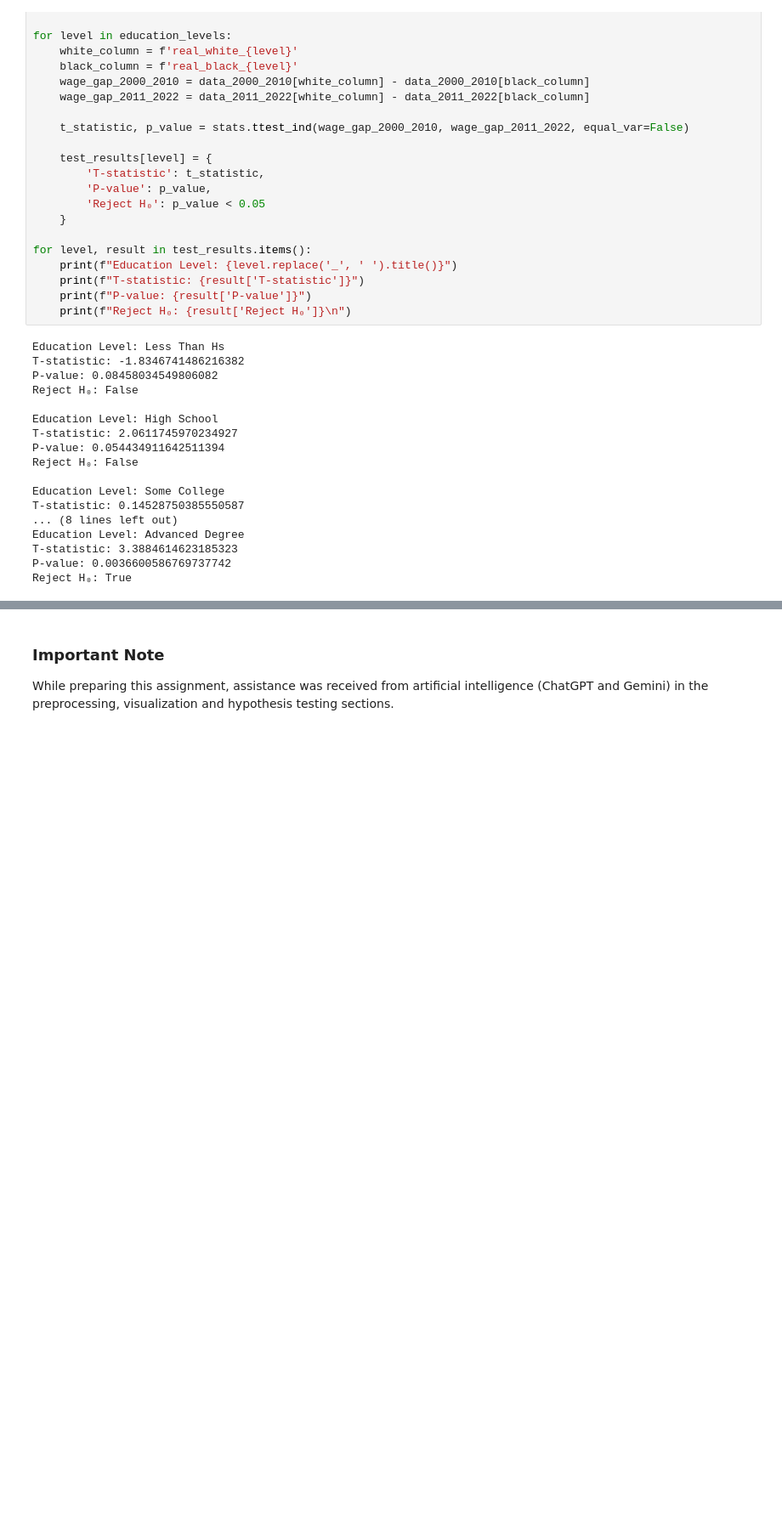
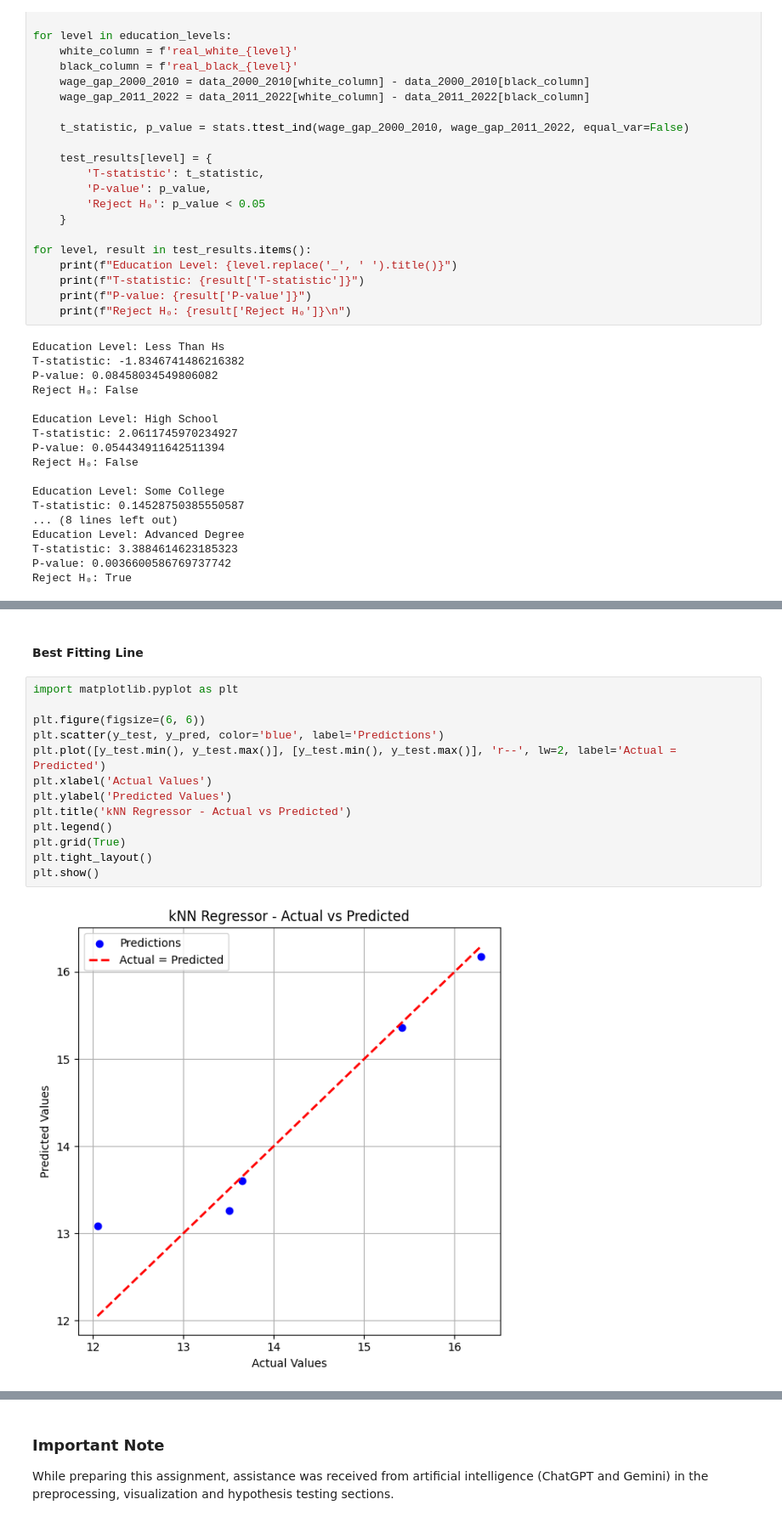
Before and after one commit to sila-kara/DSA-210-Term-Project, a Jupyter notebook: preprocessing_visualisation_hypothesistesting.ipynb, the cells around one changed output, grey strips where cells are left out. Shown at 85% size. Saved outputs shown, nothing was run; the diff lists cells and outputs as text; blank space fills up the shorter version.

```diff
--- a/preprocessing_visualisation_hypothesistesting.ipynb
+++ b/preprocessing_visualisation_hypothesistesting.ipynb
@@ -436,0 +584,17 @@ Reject H₀: True
+# %% [markdown]
+#### Best Fitting Line
+# %%
+import matplotlib.pyplot as plt
+
+plt.figure(figsize=(6, 6))
+plt.scatter(y_test, y_pred, color='blue', label='Predictions')
+plt.plot([y_test.min(), y_test.max()], [y_test.min(), y_test.max()], 'r--', lw=2, label='Actual = Predicted')
+plt.xlabel('Actual Values')
+plt.ylabel('Predicted Values')
+plt.title('kNN Regressor - Actual vs Predicted')
+plt.legend()
+plt.grid(True)
+plt.tight_layout()
+plt.show()
+# %% [output]
+[figure, added]
```
Also changed, not shown: parts of 36 cells of this notebook.
